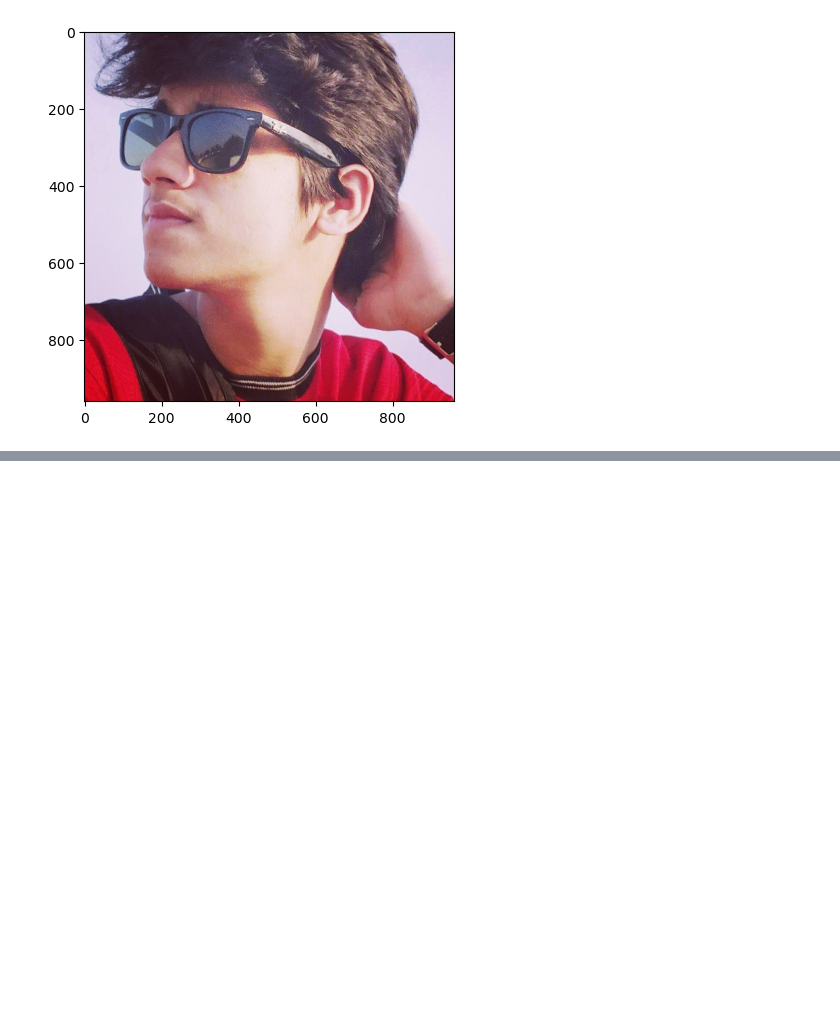
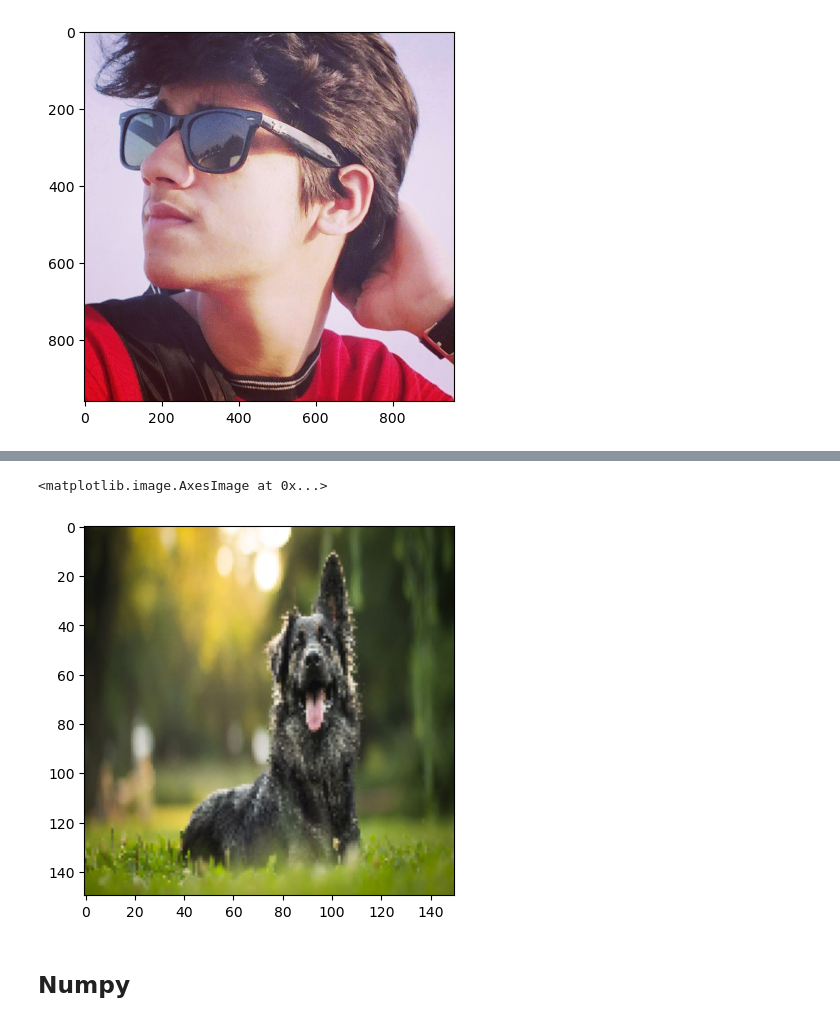
Before and after one commit to AKAmaaz/NED-Batch7-Data-Visualization, a Jupyter notebook: 01-File-Handling/code.ipynb, the cells around one changed output, grey strips where cells are left out. Cells and saved outputs as stored; diff of their text form; code cells hidden in the pictures; blank space fills up the shorter version.

```diff
--- a/01-File-Handling/code.ipynb
+++ b/01-File-Handling/code.ipynb
@@ -118,0 +218,7 @@ plt.show()
+# %%
+plt.imshow(next(train_generator)[0][0])
+# %% [output]
+<matplotlib.image.AxesImage at 0x...>
+[figure, added]
+# %% [markdown]
+## Numpy
```
Also changed, not shown: parts of 11 cells of this notebook.
